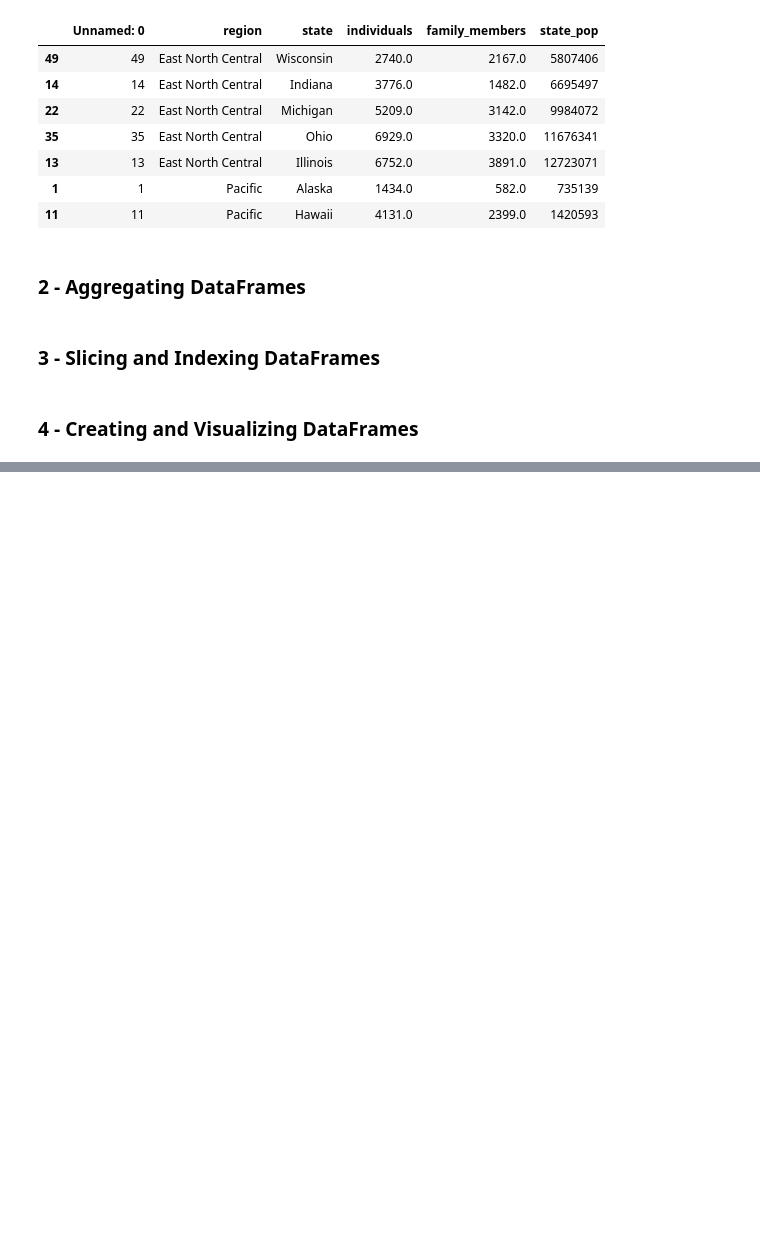
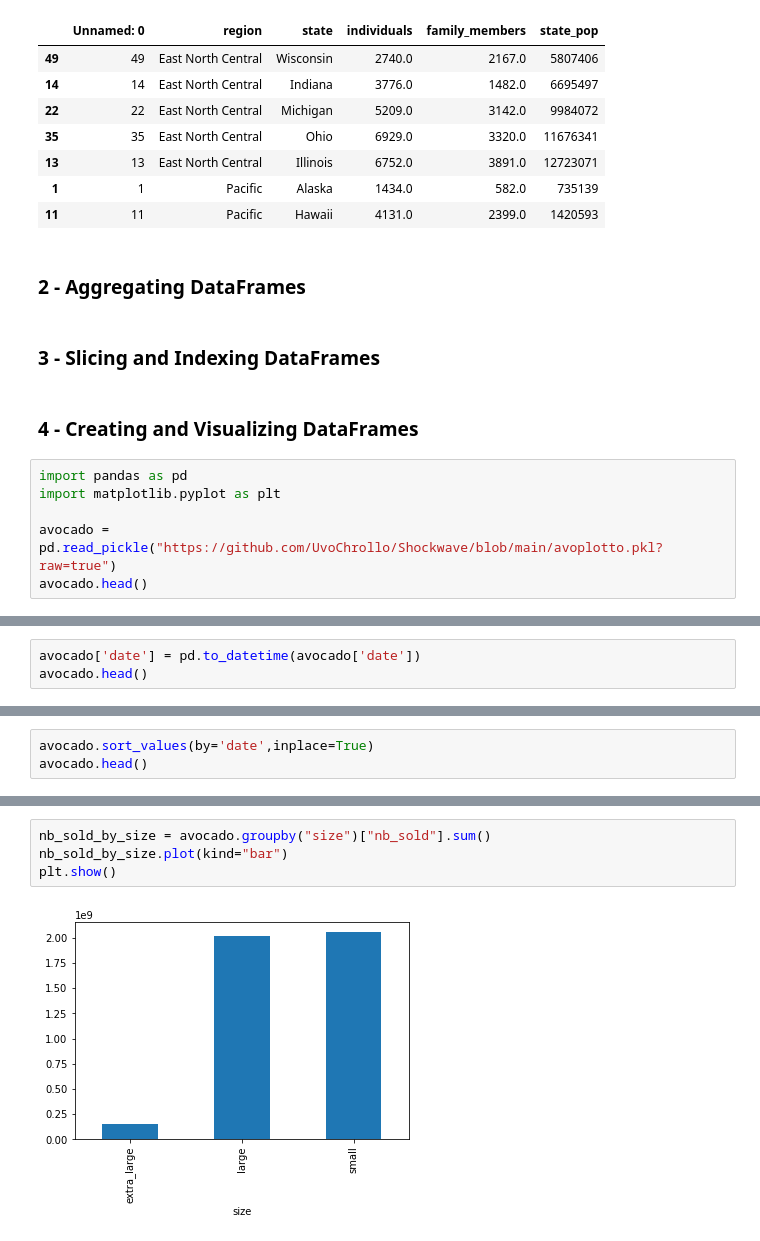
Before and after one commit to TXTDariGitHub/Sentinel, a Jupyter notebook: Ch.2 - Data Manipulation/Ch.1 - Introduction to Data Manipulation.ipynb, the cells around one changed output, grey strips where cells are left out. Cells and saved outputs as stored; diff of their text form; blank space fills up the shorter version.

```diff
--- a/Ch.2 - Data Manipulation/Ch.1 - Introduction to Data Manipulation.ipynb
+++ b/Ch.2 - Data Manipulation/Ch.1 - Introduction to Data Manipulation.ipynb
@@ -332,3 +332,9 @@ homelessness[cond1].head(7)
 ### 3 - Slicing and Indexing DataFrames
 # %% [markdown]
 ### 4 - Creating and Visualizing DataFrames
+# %%
+import pandas as pd
+import matplotlib.pyplot as plt
+
+avocado = pd.read_pickle("https://github.com/UvoChrollo/Shockwave/blob/main/avoplotto.pkl?raw=true")
+avocado.head()
@@ -334,0 +348,3 @@ homelessness[cond1].head(7)
+# %%
+avocado['date'] = pd.to_datetime(avocado['date'])
+avocado.head()
@@ -334,0 +362,3 @@ homelessness[cond1].head(7)
+# %%
+avocado.sort_values(by='date',inplace=True)
+avocado.head()
@@ -334,0 +372,6 @@ homelessness[cond1].head(7)
+# %%
+nb_sold_by_size = avocado.groupby("size")["nb_sold"].sum()
+nb_sold_by_size.plot(kind="bar")
+plt.show()
+# %% [output]
+[figure, added]
```
Also changed, not shown: parts of 9 cells of this notebook.
